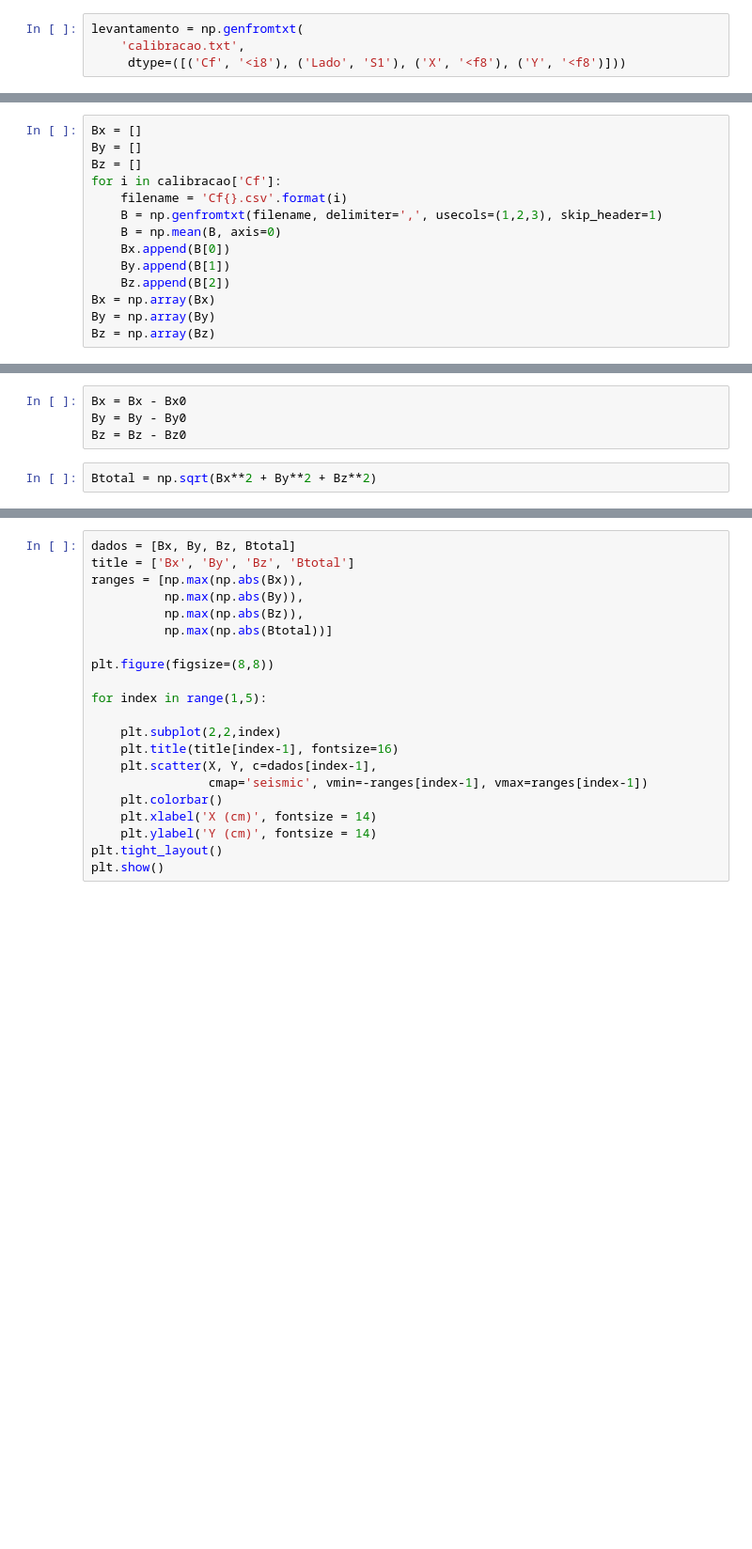
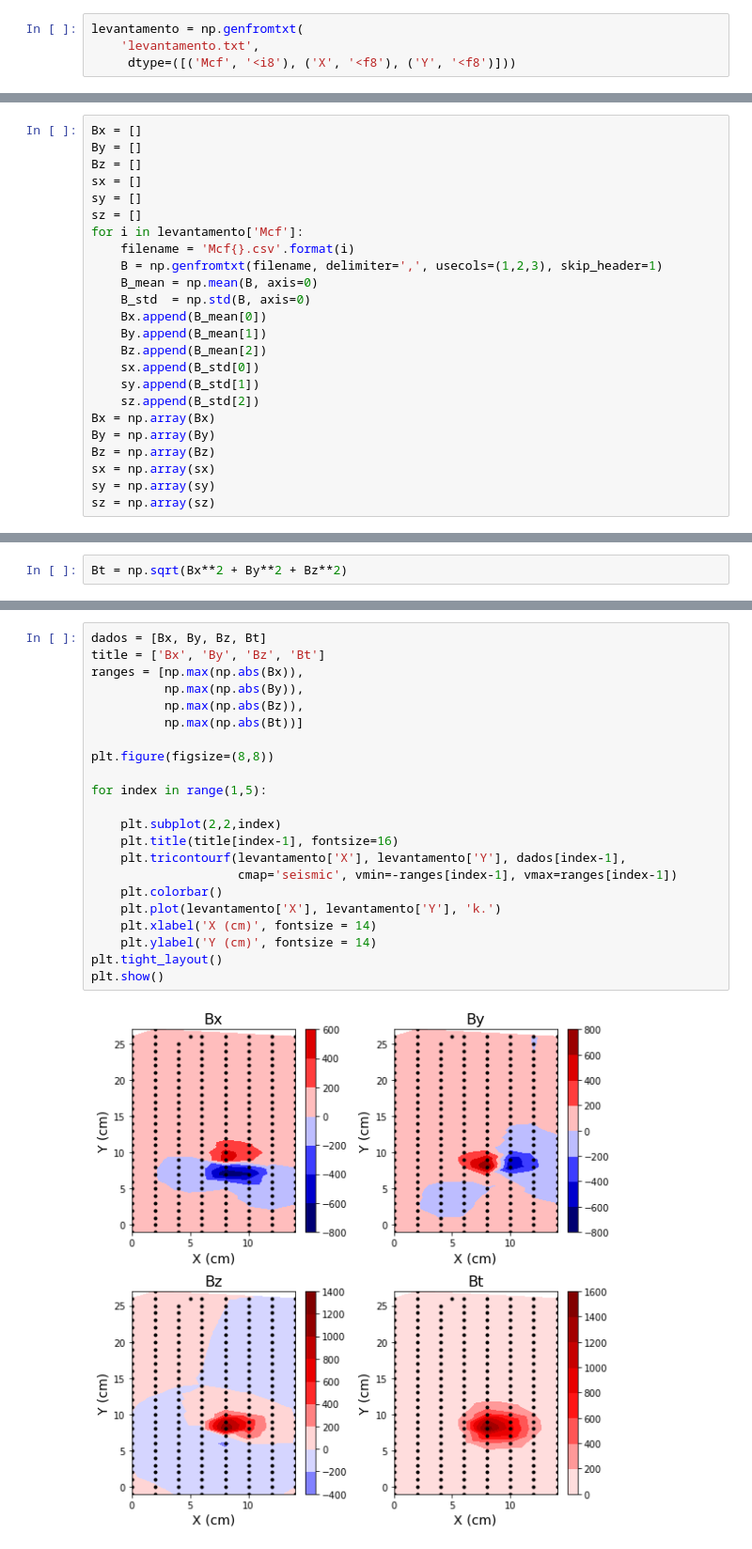
Before and after one commit to birocoles/magnetometria-smartphone, a Jupyter notebook: dados/levantamento.ipynb, the cells around one changed output, grey strips where cells are left out. Shown: that part at 94% size. Cells and saved outputs as stored; diff of their text form; blank space fills up the shorter version.

```diff
--- a/dados/levantamento.ipynb
+++ b/dados/levantamento.ipynb
@@ -4,4 +5,4 @@ import matplotlib.pyplot as plt
 # %%
 levantamento = np.genfromtxt(
-    'calibracao.txt',
-     dtype=([('Cf', '<i8'), ('Lado', 'S1'), ('X', '<f8'), ('Y', '<f8')]))
+    'levantamento.txt',
+     dtype=([('Mcf', '<i8'), ('X', '<f8'), ('Y', '<f8')]))
@@ -22,13 +10,23 @@ Y = np.hstack(Y)
 Bx = []
 By = []
 Bz = []
-for i in calibracao['Cf']:
-    filename = 'Cf{}.csv'.format(i)
+sx = []
+sy = []
+sz = []
+for i in levantamento['Mcf']:
+    filename = 'Mcf{}.csv'.format(i)
     B = np.genfromtxt(filename, delimiter=',', usecols=(1,2,3), skip_header=1)
-    B = np.mean(B, axis=0)
-    Bx.append(B[0])
-    By.append(B[1])
-    Bz.append(B[2])
+    B_mean = np.mean(B, axis=0)
+    B_std  = np.std(B, axis=0)
+    Bx.append(B_mean[0])
+    By.append(B_mean[1])
+    Bz.append(B_mean[2])
+    sx.append(B_std[0])
+    sy.append(B_std[1])
+    sz.append(B_std[2])
 Bx = np.array(Bx)
 By = np.array(By)
 Bz = np.array(Bz)
+sx = np.array(sx)
+sy = np.array(sy)
+sz = np.array(sz)
@@ -49,6 +33,2 @@ Bz0 = np.median(np.array(Bz0))
-# %%
-Bx = Bx - Bx0
-By = By - By0
-Bz = Bz - Bz0
 # %%
-Btotal = np.sqrt(Bx**2 + By**2 + Bz**2)
+Bt = np.sqrt(Bx**2 + By**2 + Bz**2)
@@ -55,21 +37,24 @@ Btotal = np.sqrt(Bx**2 + By**2 + Bz**2)
 # %%
-dados = [Bx, By, Bz, Btotal]
-title = ['Bx', 'By', 'Bz', 'Btotal']
+dados = [Bx, By, Bz, Bt]
+title = ['Bx', 'By', 'Bz', 'Bt']
 ranges = [np.max(np.abs(Bx)),
           np.max(np.abs(By)),
           np.max(np.abs(Bz)),
-          np.max(np.abs(Btotal))]
+          np.max(np.abs(Bt))]
 
 plt.figure(figsize=(8,8))
 
 for index in range(1,5):
 
     plt.subplot(2,2,index)
     plt.title(title[index-1], fontsize=16)
-    plt.scatter(X, Y, c=dados[index-1],
-                cmap='seismic', vmin=-ranges[index-1], vmax=ranges[index-1])
+    plt.tricontourf(levantamento['X'], levantamento['Y'], dados[index-1],
+                    cmap='seismic', vmin=-ranges[index-1], vmax=ranges[index-1])
     plt.colorbar()
+    plt.plot(levantamento['X'], levantamento['Y'], 'k.')
     plt.xlabel('X (cm)', fontsize = 14)
     plt.ylabel('Y (cm)', fontsize = 14)
 plt.tight_layout()
 plt.show()
+# %% [output]
+[figure, added]
```
Also changed, not shown: parts of 6 cells of this notebook, 2 other files.
